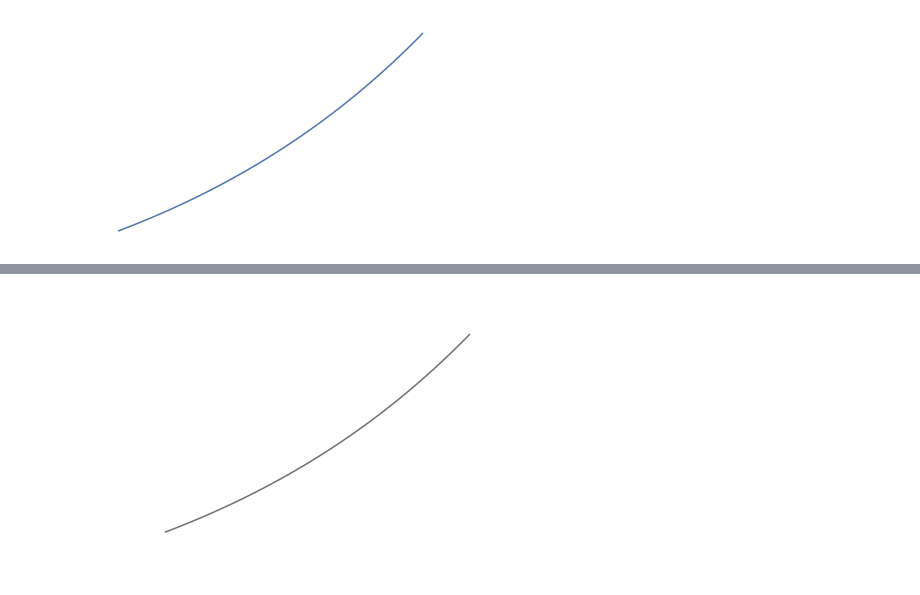
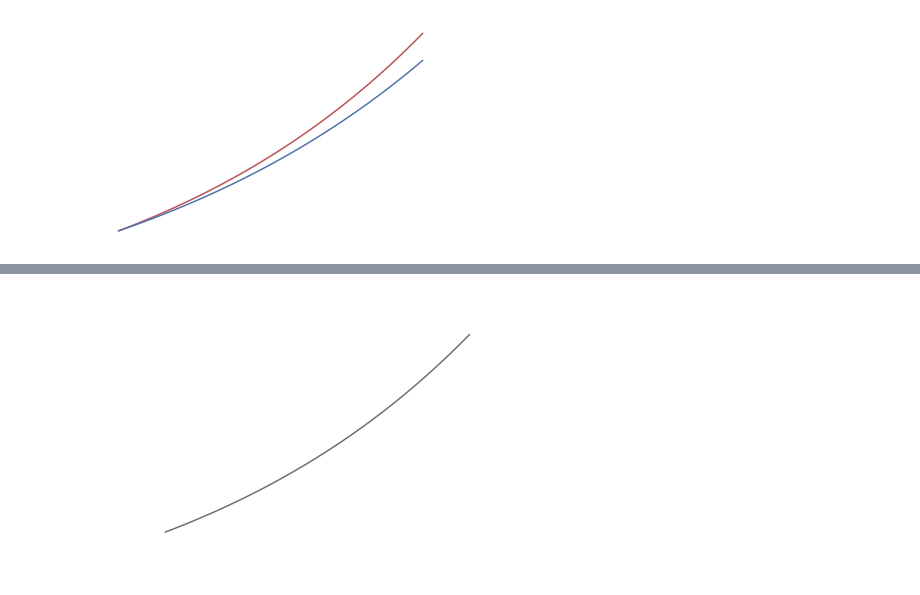
Before and after one commit to broadinstitute/AutoTrain, a Jupyter notebook: experiments/CompetitiveEnvTesting.ipynb, the cells around one changed output, grey strips where cells are left out. Cells and saved outputs as stored; diff of their text form; code cells hidden in the pictures.

```diff
--- a/experiments/CompetitiveProto.ipynb
+++ b/experiments/CompetitiveEnvTesting.ipynb
@@ -5,14 +5,14 @@ import io
 from PIL import Image
 import matplotlib.pyplot as plt
 # %%
-x=np.arange(100); y=np.exp(x/100)
+x=np.arange(100); y=np.exp(x/100); y1=np.exp(x/110)
 # %%
 plt.axis('off')
-sns.set(rc={'axes.facecolor': 'black',
-            'figure.facecolor': 'black'})
-ax = sns.lineplot(x=x,y=y,color='b')
+sns.set(rc={'figure.figsize': (6,6)})
+ax = sns.lineplot(x=x, y=y, color='r')
+ax = sns.lineplot(x=x, y=y1, color='b')
 # %% [output]
-[figure, old version]
+[figure, new version]
 # %%
 buf = io.BytesIO()
 ax.figure.savefig(buf, format='png')
```
Also changed, not shown: parts of 10 cells of this notebook, 5 other files.
